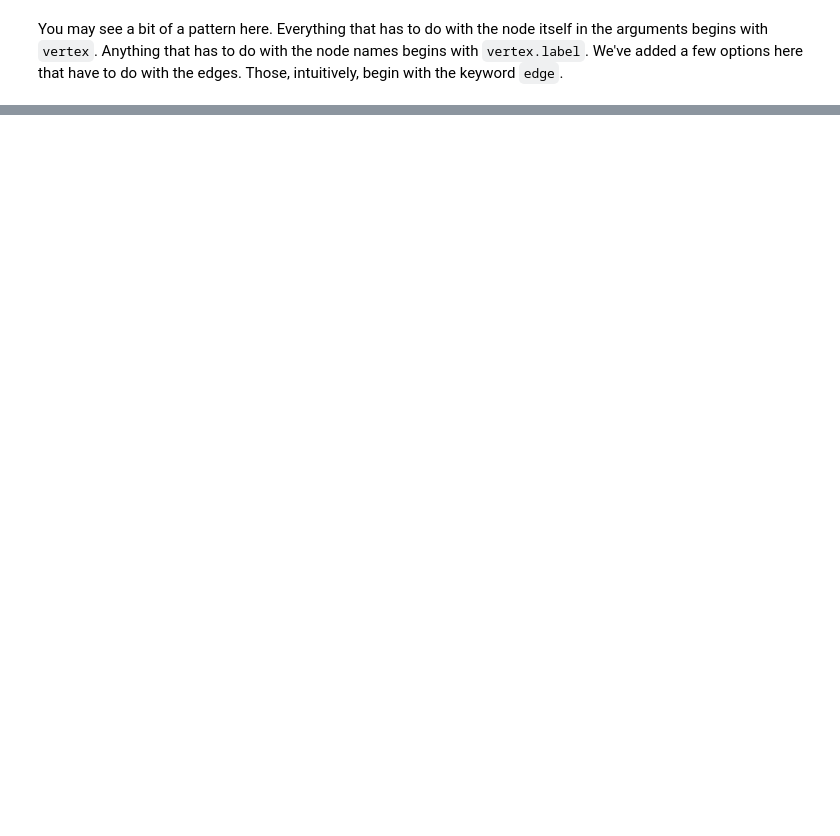
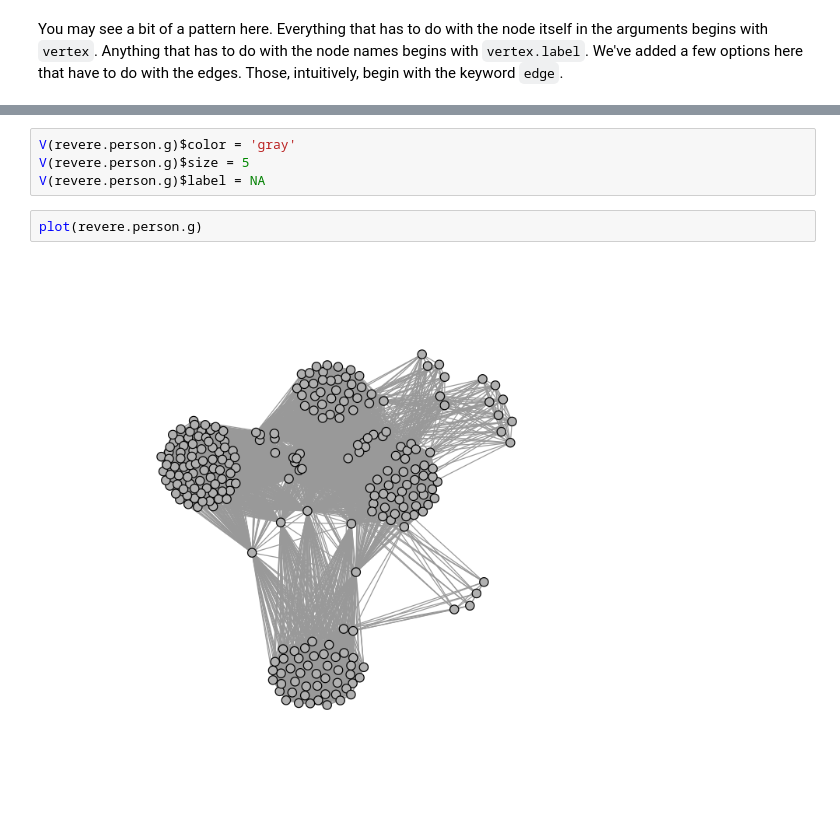
Before and after one commit to alexhanna/zurich-sna, a Jupyter notebook: Network Visualization.ipynb, the cells around one changed output, grey strips where cells are left out. Saved outputs shown, nothing was run; the diff lists cells and outputs as text; blank space fills up the shorter version.

```diff
--- a/Network Visualization.ipynb
+++ b/Network Visualization.ipynb
@@ -219,0 +225,8 @@ OTHER |  |
+# %%
+V(revere.person.g)$color = 'gray'
+V(revere.person.g)$size = 5
+V(revere.person.g)$label = NA
+# %%
+plot(revere.person.g)
+# %% [output]
+[figure, added]
```
Also changed, not shown: parts of 48 cells of this notebook, 3 other files.
